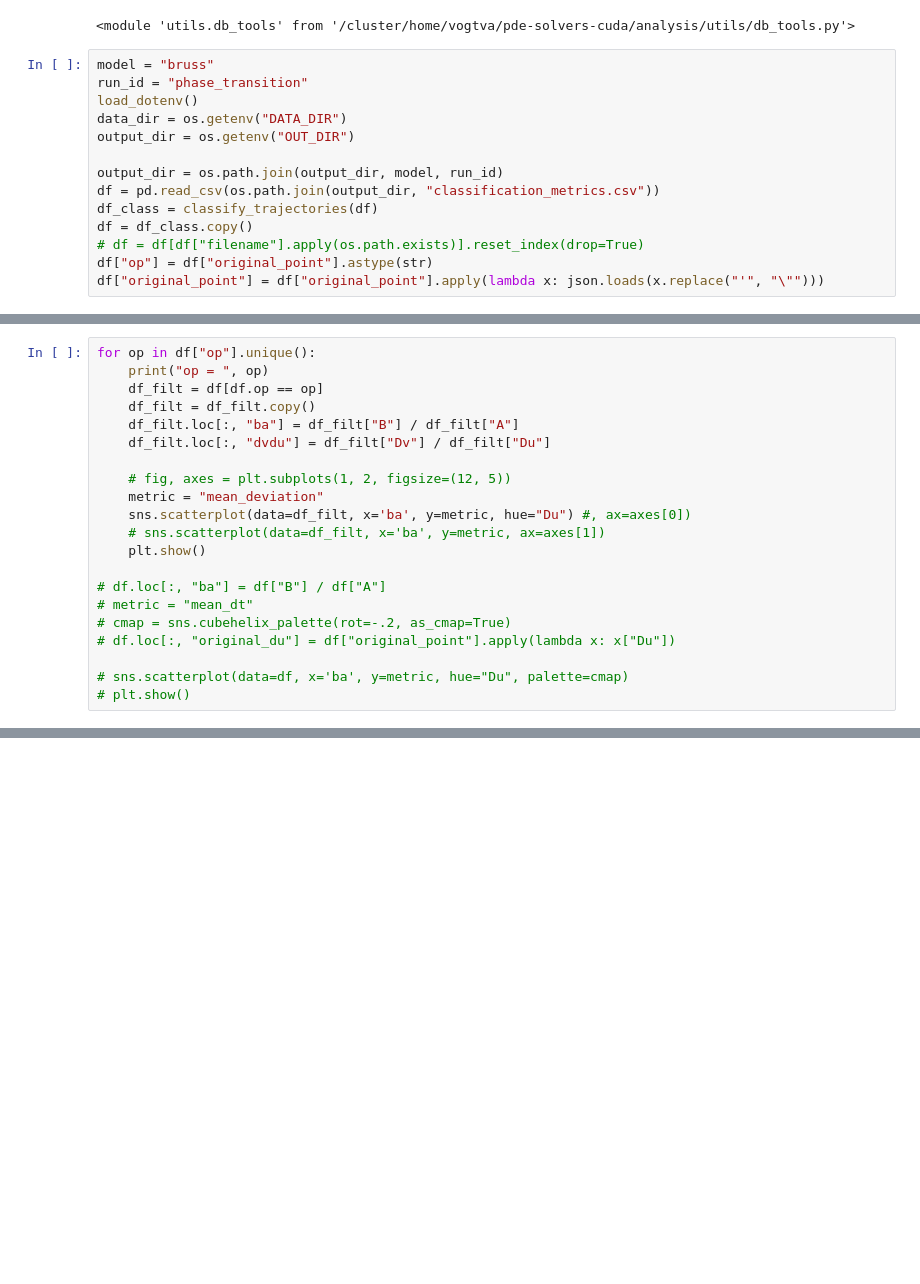
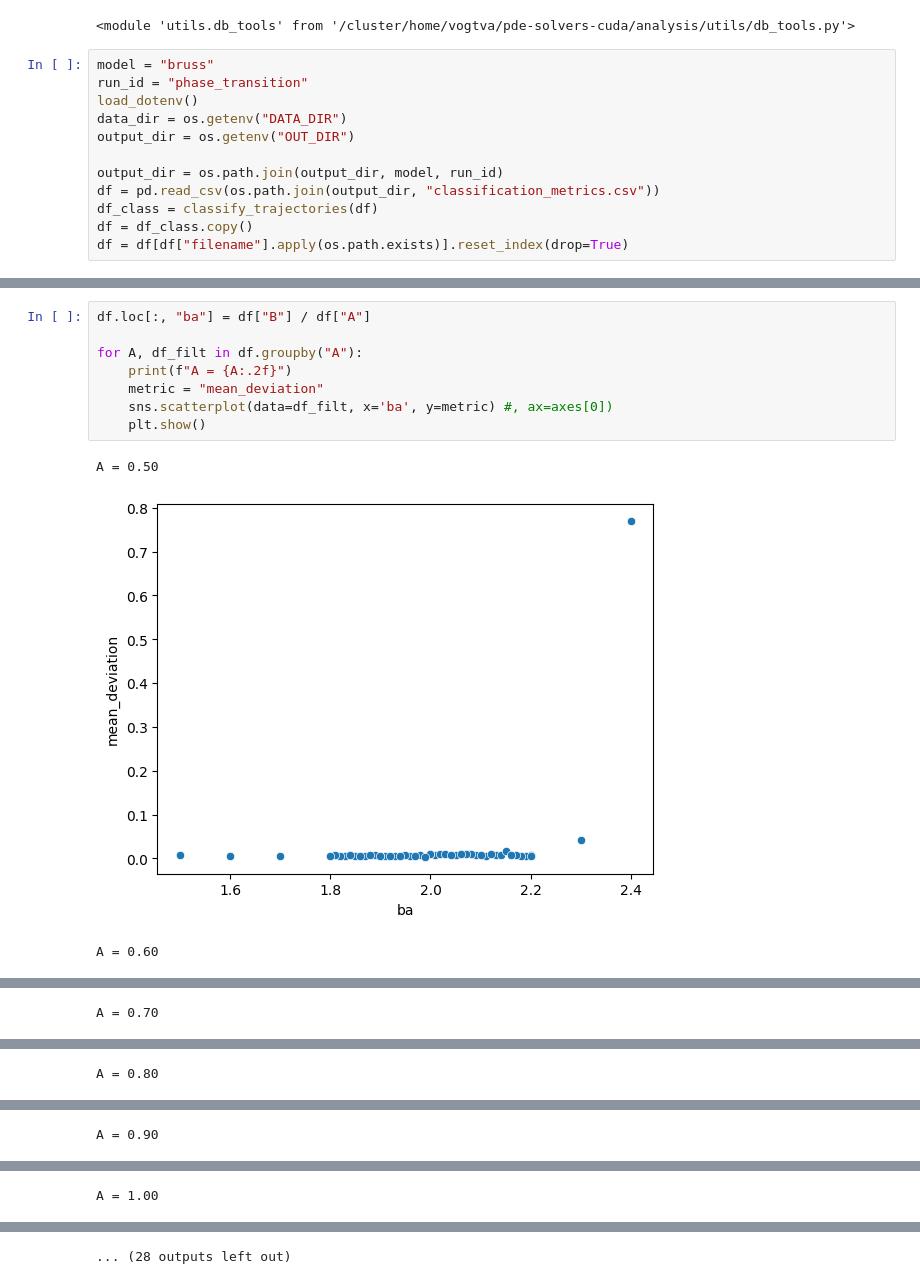
Before and after one commit to valentinvogt/pde-solvers-cuda, a Jupyter notebook: analysis/ball_int.ipynb, the cells around one changed output, grey strips where cells are left out. Saved outputs shown, nothing was run; the diff lists cells and outputs as text; blank space fills up the shorter version.

```diff
--- a/analysis/ball_int.ipynb
+++ b/analysis/ball_int.ipynb
@@ -41,6 +41,4 @@ output_dir = os.path.join(output_dir, model, run_id)
 df = pd.read_csv(os.path.join(output_dir, "classification_metrics.csv"))
 df_class = classify_trajectories(df)
 df = df_class.copy()
-# df = df[df["filename"].apply(os.path.exists)].reset_index(drop=True)
-df["op"] = df["original_point"].astype(str)
-df["original_point"] = df["original_point"].apply(lambda x: json.loads(x.replace("'", "\"")))
+df = df[df["filename"].apply(os.path.exists)].reset_index(drop=True)
@@ -49,21 +44,0 @@ FileNotFoundError: [Errno 2] No such file or directory: '/cluster/scratch/vogtva
-# %%
-for op in df["op"].unique():
-    print("op = ", op)
-    df_filt = df[df.op == op]
-    df_filt = df_filt.copy()
-    df_filt.loc[:, "ba"] = df_filt["B"] / df_filt["A"]
-    df_filt.loc[:, "dvdu"] = df_filt["Dv"] / df_filt["Du"]
-
-    # fig, axes = plt.subplots(1, 2, figsize=(12, 5))
-    metric = "mean_deviation"
-    sns.scatterplot(data=df_filt, x='ba', y=metric, hue="Du") #, ax=axes[0])
-    # sns.scatterplot(data=df_filt, x='ba', y=metric, ax=axes[1])
-    plt.show()
-
-# df.loc[:, "ba"] = df["B"] / df["A"]
-# metric = "mean_dt"
-# cmap = sns.cubehelix_palette(rot=-.2, as_cmap=True)
-# df.loc[:, "original_du"] = df["original_point"].apply(lambda x: x["Du"])
-
-# sns.scatterplot(data=df, x='ba', y=metric, hue="Du", palette=cmap)
-# plt.show()
@@ -80,0 +45,12 @@ op =  {'A': 1.5, 'B': 3.0, 'Du': 3.0, 'Dv': 54.0}
+# %%
+df.loc[:, "ba"] = df["B"] / df["A"]
+
+for A, df_filt in df.groupby("A"):
+    print(f"A = {A:.2f}")
+    metric = "mean_deviation"
+    sns.scatterplot(data=df_filt, x='ba', y=metric) #, ax=axes[0])
+    plt.show()
+# %% [output]
+A = 0.50
+[figure, added]
+A = 0.60
@@ -80,0 +58 @@ op =  {'A': 1.5, 'B': 3.0, 'Du': 3.0, 'Dv': 54.0}
+A = 0.70
@@ -80,0 +60 @@ op =  {'A': 1.5, 'B': 3.0, 'Du': 3.0, 'Dv': 54.0}
+A = 0.80
@@ -80,0 +62 @@ op =  {'A': 1.5, 'B': 3.0, 'Du': 3.0, 'Dv': 54.0}
+A = 0.90
@@ -80,0 +64 @@ op =  {'A': 1.5, 'B': 3.0, 'Du': 3.0, 'Dv': 54.0}
+A = 1.00
@@ -80,0 +66 @@ op =  {'A': 1.5, 'B': 3.0, 'Du': 3.0, 'Dv': 54.0}
+... (28 outputs left out)
```
Also changed, not shown: parts of 4 cells of this notebook, 33 other files.
